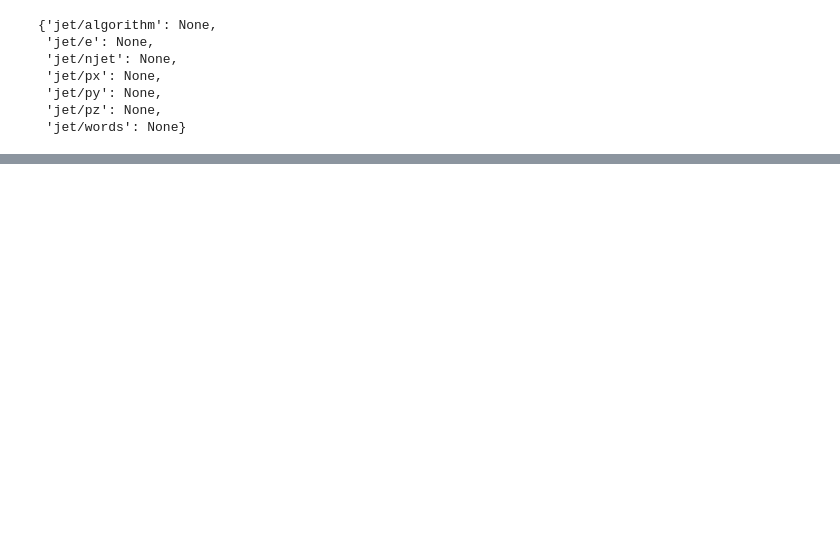
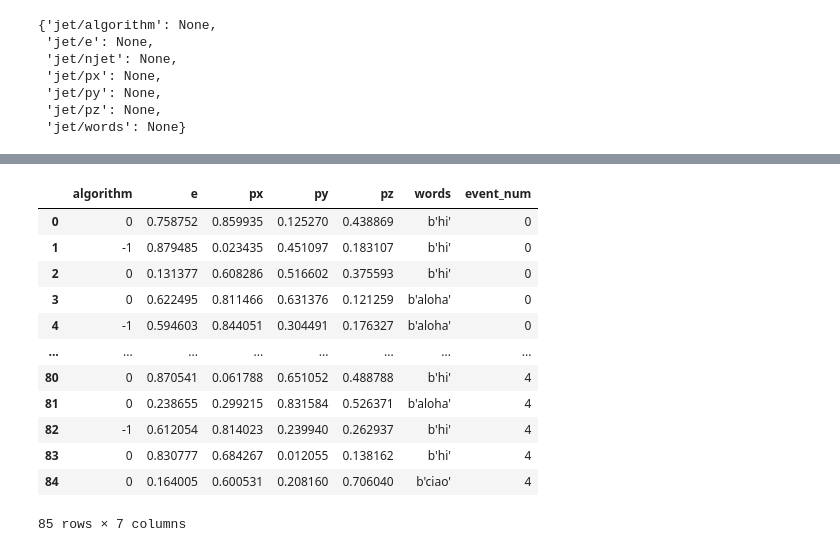
Before and after one commit to mattbellis/hepfile, a Jupyter notebook: docs/examples/example_nb/read_hepfiles.ipynb, the cells around one changed output, grey strips where cells are left out. Cells and saved outputs as stored; diff of their text form; code cells hidden in the pictures; blank space fills up the shorter version.

```diff
--- a/docs/examples/example_nb/read_hepfiles.ipynb
+++ b/docs/examples/example_nb/read_hepfiles.ipynb
@@ -179,0 +215,2 @@ event
+# %%
+data,event = load(infile, return_type='pandas', desired_groups=['jet'], subset=(5,10))
@@ -179,0 +237,16 @@ event
+# %%
+data['jet']
+# %% [output]
+|  | algorithm | e | px | py | pz | words | event_num |
+| 0 | 0 | 0.758752 | 0.859935 | 0.125270 | 0.438869 | b'hi' | 0 |
+| 1 | -1 | 0.879485 | 0.023435 | 0.451097 | 0.183107 | b'hi' | 0 |
+| 2 | 0 | 0.131377 | 0.608286 | 0.516602 | 0.375593 | b'hi' | 0 |
+| 3 | 0 | 0.622495 | 0.811466 | 0.631376 | 0.121259 | b'aloha' | 0 |
+| 4 | -1 | 0.594603 | 0.844051 | 0.304491 | 0.176327 | b'aloha' | 0 |
+| ... | ... | ... | ... | ... | ... | ... | ... |
+| 80 | 0 | 0.870541 | 0.061788 | 0.651052 | 0.488788 | b'hi' | 4 |
+| 81 | 0 | 0.238655 | 0.299215 | 0.831584 | 0.526371 | b'aloha' | 4 |
+| 82 | -1 | 0.612054 | 0.814023 | 0.239940 | 0.262937 | b'hi' | 4 |
+| 83 | 0 | 0.830777 | 0.684267 | 0.012055 | 0.138162 | b'hi' | 4 |
+| 84 | 0 | 0.164005 | 0.600531 | 0.208160 | 0.706040 | b'ciao' | 4 |
+85 rows × 7 columns
```
Also changed, not shown: parts of 13 cells of this notebook, 1 other file.
